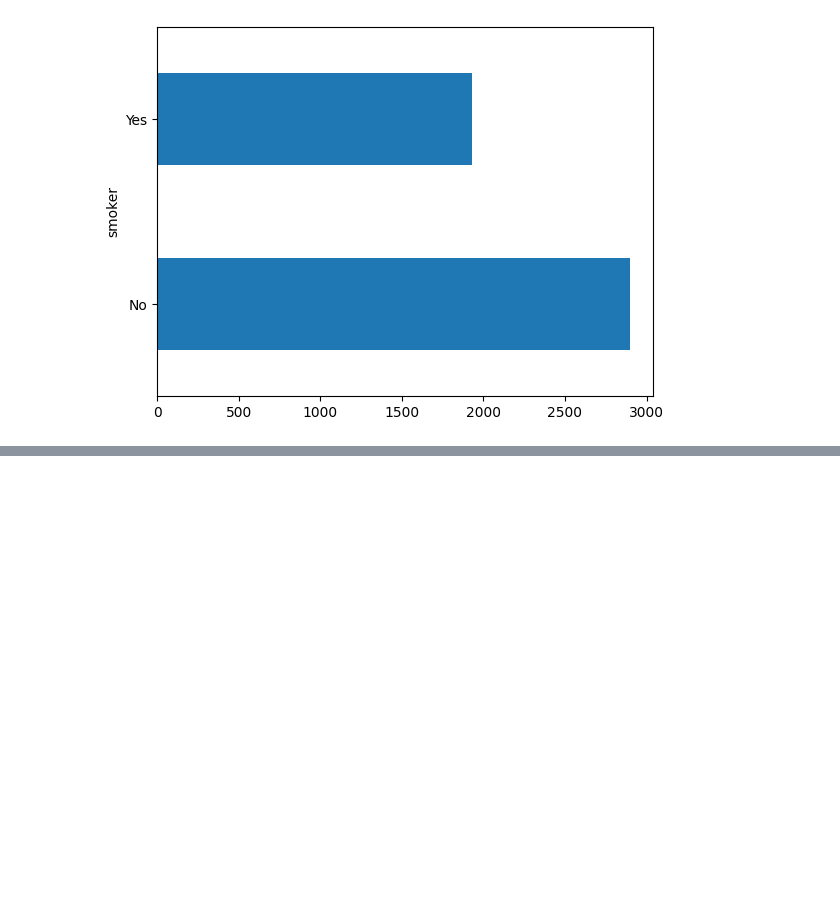
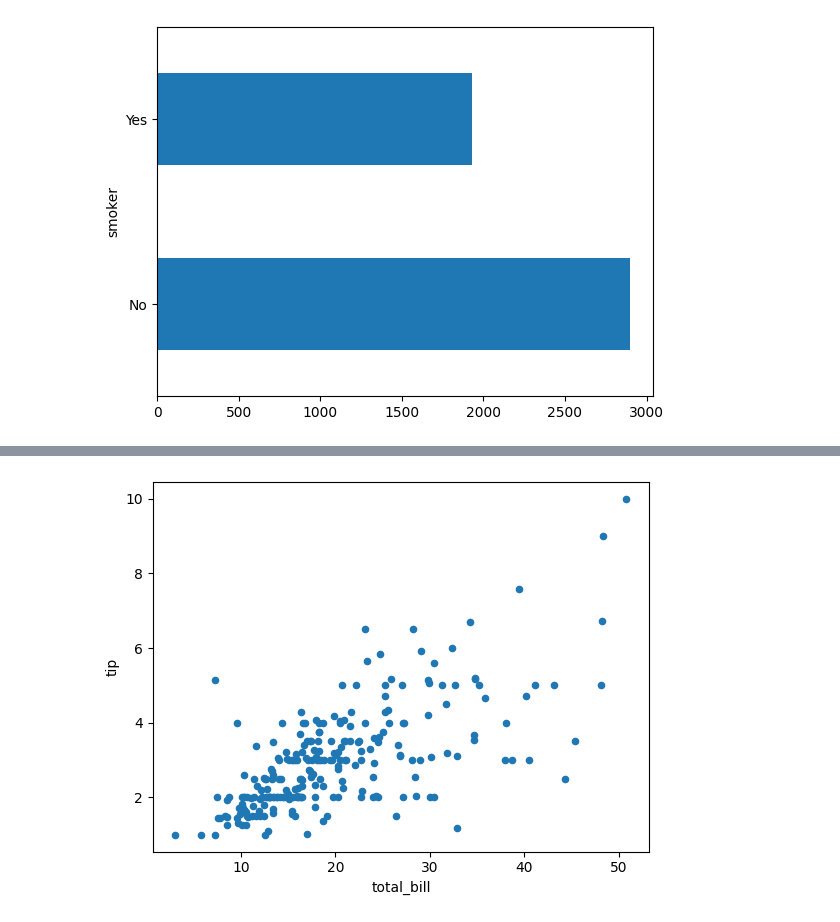
Before and after one commit to certidevs/curso-2025-07-visualizacion, a Jupyter notebook: clase.ipynb, the cells around one changed output, grey strips where cells are left out. Saved outputs shown, nothing was run; the diff lists cells and outputs as text; code cells hidden in the pictures; blank space fills up the shorter version.

```diff
--- a/clase.ipynb
+++ b/clase.ipynb
@@ -119,0 +150,4 @@ df.groupby('smoker')['total_bill'].sum()\
+# %%
+df.plot.scatter(x='total_bill', y='tip');
+# %% [output]
+[figure, added]
```
Also changed, not shown: parts of 11 cells of this notebook, 1 other file.
